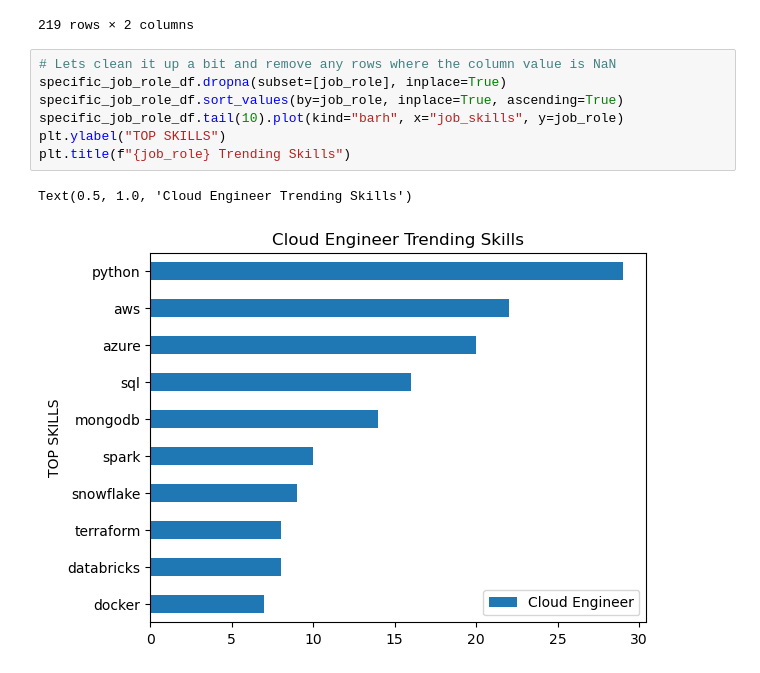
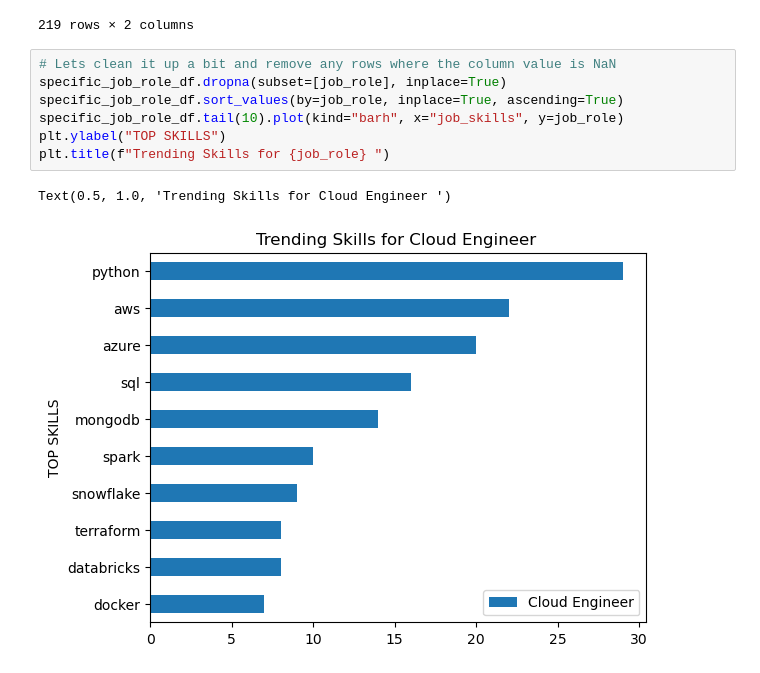
Before and after one commit to Vijay2887/Pandas_Python, a Jupyter notebook: 7_explode.ipynb, the cells around one changed output. Saved outputs shown, nothing was run; the diff lists cells and outputs as text.

```diff
--- a/7_explode.ipynb
+++ b/7_explode.ipynb
@@ -92,10 +92,10 @@ specific_job_role_df
 # %%
 # Lets clean it up a bit and remove any rows where the column value is NaN
 specific_job_role_df.dropna(subset=[job_role], inplace=True)
 specific_job_role_df.sort_values(by=job_role, inplace=True, ascending=True)
 specific_job_role_df.tail(10).plot(kind="barh", x="job_skills", y=job_role)
 plt.ylabel("TOP SKILLS")
-plt.title(f"{job_role} Trending Skills")
+plt.title(f"Trending Skills for {job_role} ")
 # %% [output]
-Text(0.5, 1.0, 'Cloud Engineer Trending Skills')
+Text(0.5, 1.0, 'Trending Skills for Cloud Engineer ')
-[figure, old version]
+[figure, new version]
```
